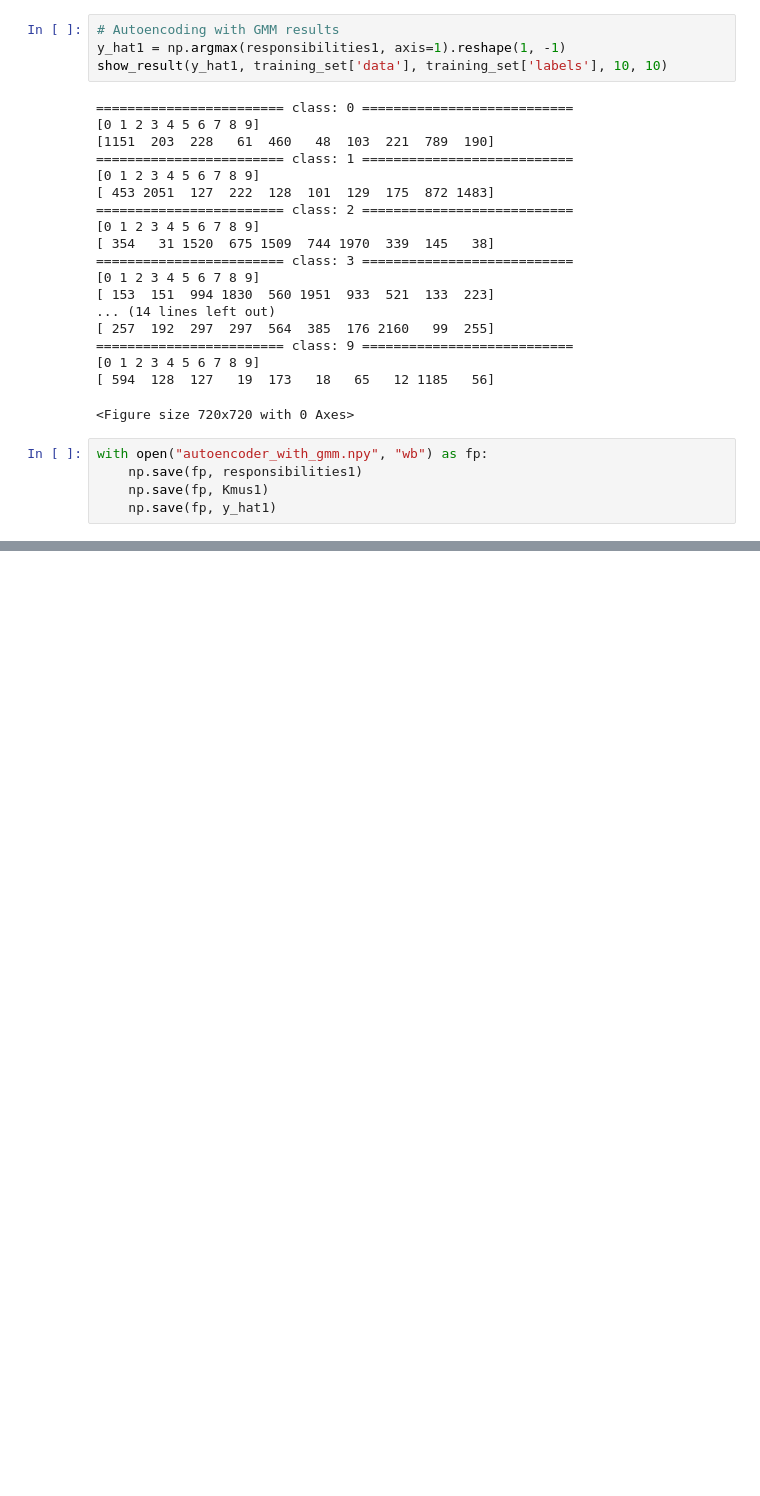
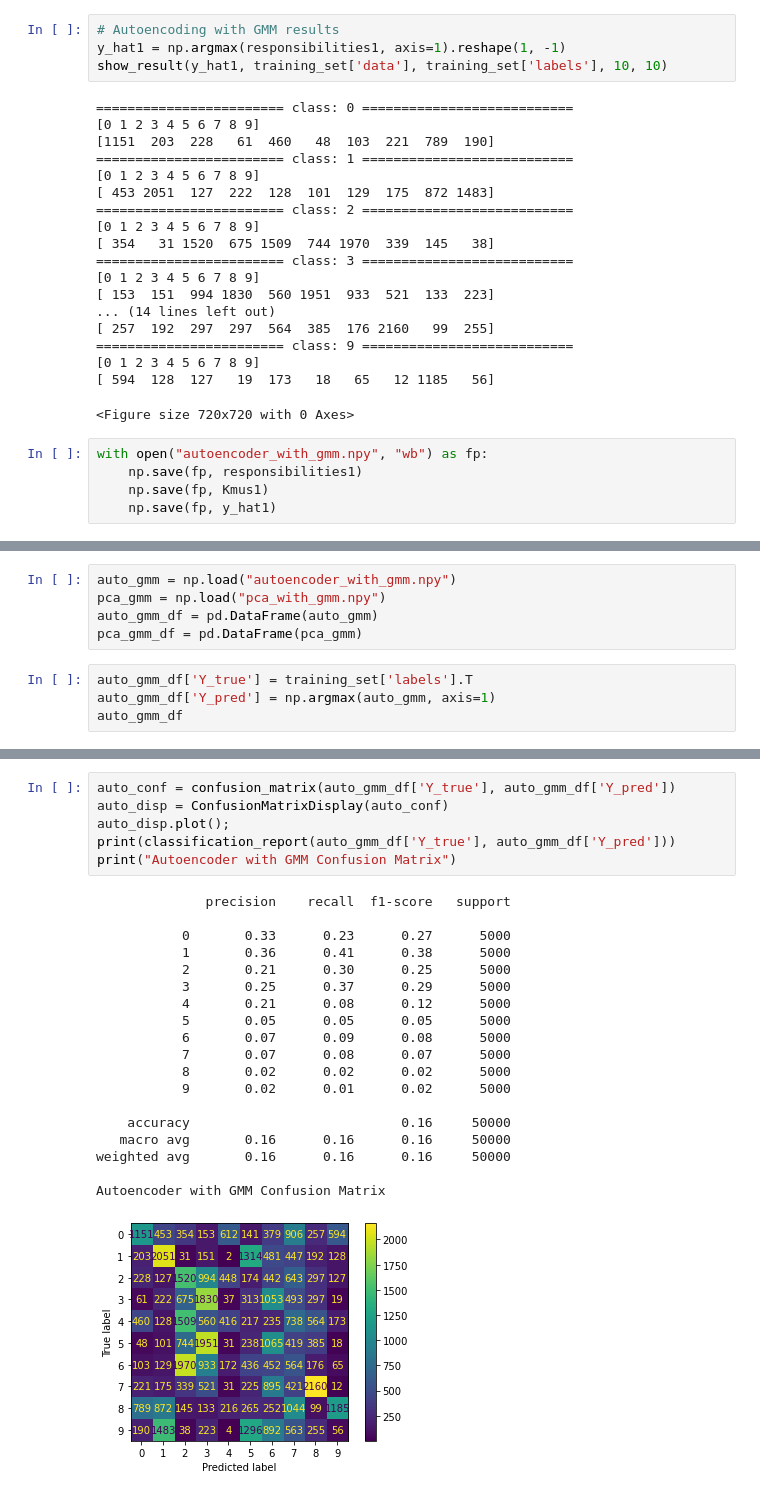
Before and after one commit to kevinlu1736/cogs118b-final-project, a Jupyter notebook: FinalProject.ipynb, the cells around one changed output, grey strips where cells are left out. Saved outputs shown, nothing was run; the diff lists cells and outputs as text; blank space fills up the shorter version.

Commit message:
confusion matrix

```diff
--- a/FinalProject.ipynb
+++ b/FinalProject.ipynb
@@ -582,0 +586,9 @@ with open("autoencoder_with_gmm.npy", "wb") as fp:
+# %%
+auto_gmm = np.load("autoencoder_with_gmm.npy")
+pca_gmm = np.load("pca_with_gmm.npy")
+auto_gmm_df = pd.DataFrame(auto_gmm)
+pca_gmm_df = pd.DataFrame(pca_gmm)
+# %%
+auto_gmm_df['Y_true'] = training_set['labels'].T
+auto_gmm_df['Y_pred'] = np.argmax(auto_gmm, axis=1)
+auto_gmm_df
@@ -582,0 +627,26 @@ with open("autoencoder_with_gmm.npy", "wb") as fp:
+# %%
+auto_conf = confusion_matrix(auto_gmm_df['Y_true'], auto_gmm_df['Y_pred'])
+auto_disp = ConfusionMatrixDisplay(auto_conf)
+auto_disp.plot();
+print(classification_report(auto_gmm_df['Y_true'], auto_gmm_df['Y_pred']))
+print("Autoencoder with GMM Confusion Matrix")
+# %% [output]
+              precision    recall  f1-score   support
+
+           0       0.33      0.23      0.27      5000
+           1       0.36      0.41      0.38      5000
+           2       0.21      0.30      0.25      5000
+           3       0.25      0.37      0.29      5000
+           4       0.21      0.08      0.12      5000
+           5       0.05      0.05      0.05      5000
+           6       0.07      0.09      0.08      5000
+           7       0.07      0.08      0.07      5000
+           8       0.02      0.02      0.02      5000
+           9       0.02      0.01      0.02      5000
+
+    accuracy                           0.16     50000
+   macro avg       0.16      0.16      0.16     50000
+weighted avg       0.16      0.16      0.16     50000
+
+Autoencoder with GMM Confusion Matrix
+[figure, added]
```
Also changed, not shown: parts of 4 cells of this notebook.
